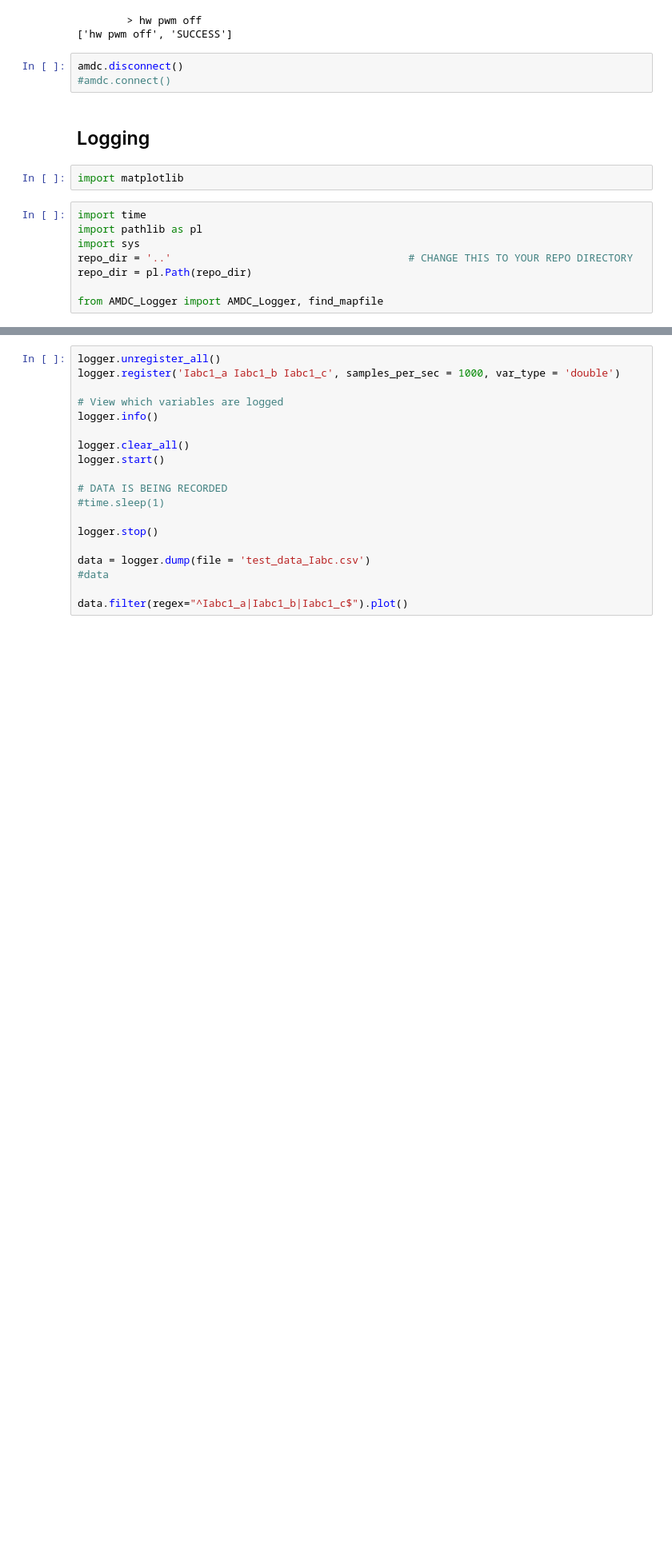
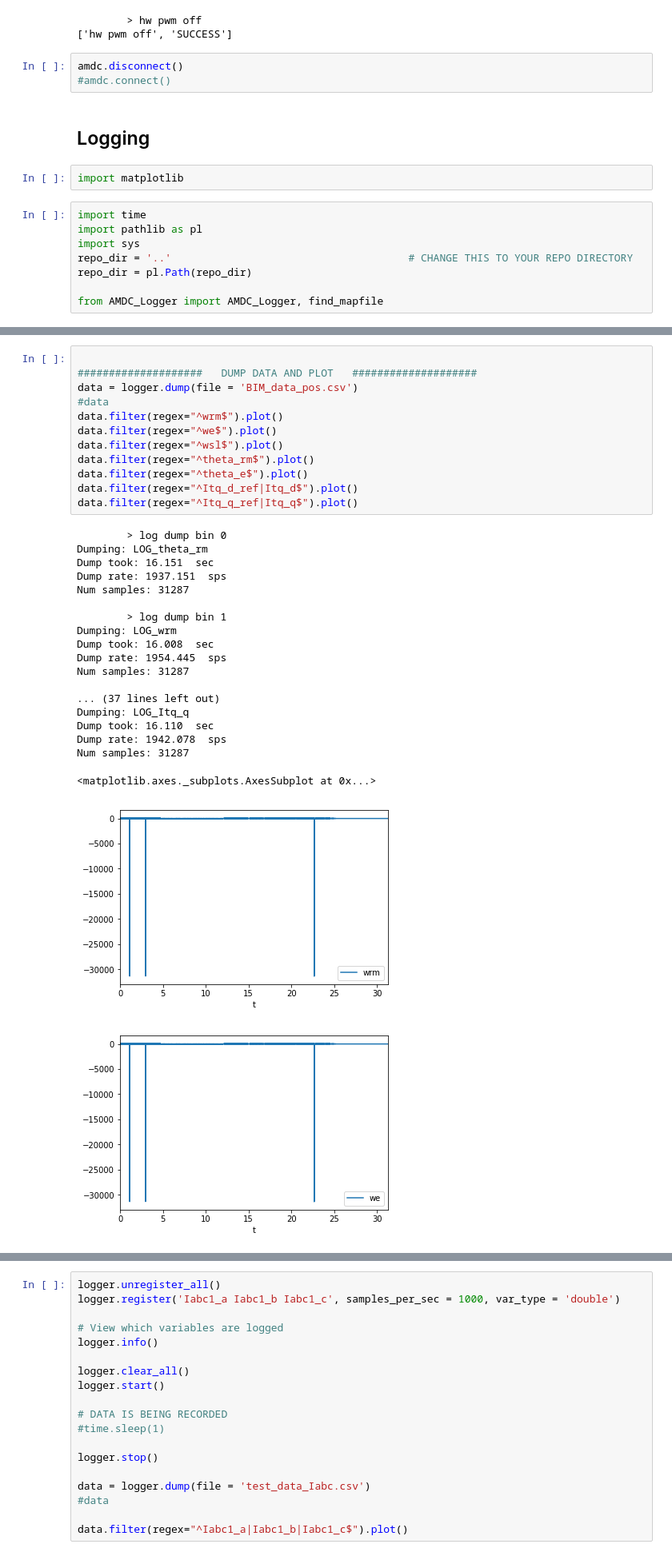
Before and after one commit to Zhouzhou377/Bearingless-Machine, a Jupyter notebook: My_C_Code/Scripts/BIM_test.ipynb, the cells around one changed output, grey strips where cells are left out. Shown at 80% size. Cells and saved outputs as stored; diff of their text form; blank space fills up the shorter version.

```diff
--- a/My_C_Code/Scripts/BIM_test.ipynb
+++ b/My_C_Code/Scripts/BIM_test.ipynb
@@ -115,0 +112,33 @@ data.filter(regex="^theta_e$").plot()
+# %%
+
+####################   DUMP DATA AND PLOT   ####################
+data = logger.dump(file = 'BIM_data_pos.csv')
+#data
+data.filter(regex="^wrm$").plot()
+data.filter(regex="^we$").plot()
+data.filter(regex="^wsl$").plot()
+data.filter(regex="^theta_rm$").plot()
+data.filter(regex="^theta_e$").plot()
+data.filter(regex="^Itq_d_ref|Itq_d$").plot()
+data.filter(regex="^Itq_q_ref|Itq_q$").plot()
+# %% [output]
+        > log dump bin 0
+Dumping: LOG_theta_rm
+Dump took: 16.151  sec
+Dump rate: 1937.151  sps
+Num samples: 31287
+
+        > log dump bin 1
+Dumping: LOG_wrm
+Dump took: 16.008  sec
+Dump rate: 1954.445  sps
+Num samples: 31287
+
+... (37 lines left out)
+Dumping: LOG_Itq_q
+Dump took: 16.110  sec
+Dump rate: 1942.078  sps
+Num samples: 31287
+<matplotlib.axes._subplots.AxesSubplot at 0x...>
+[figure, added]
+[figure, added]
```
Also changed, not shown: parts of 10 cells of this notebook, 6 other files.
